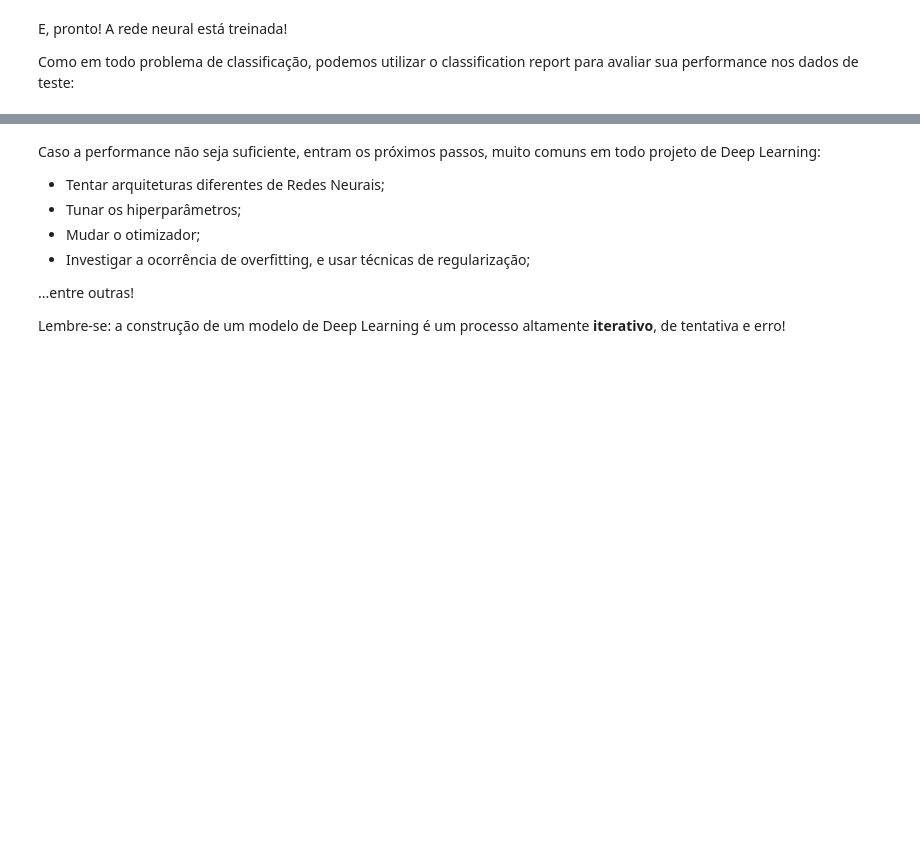
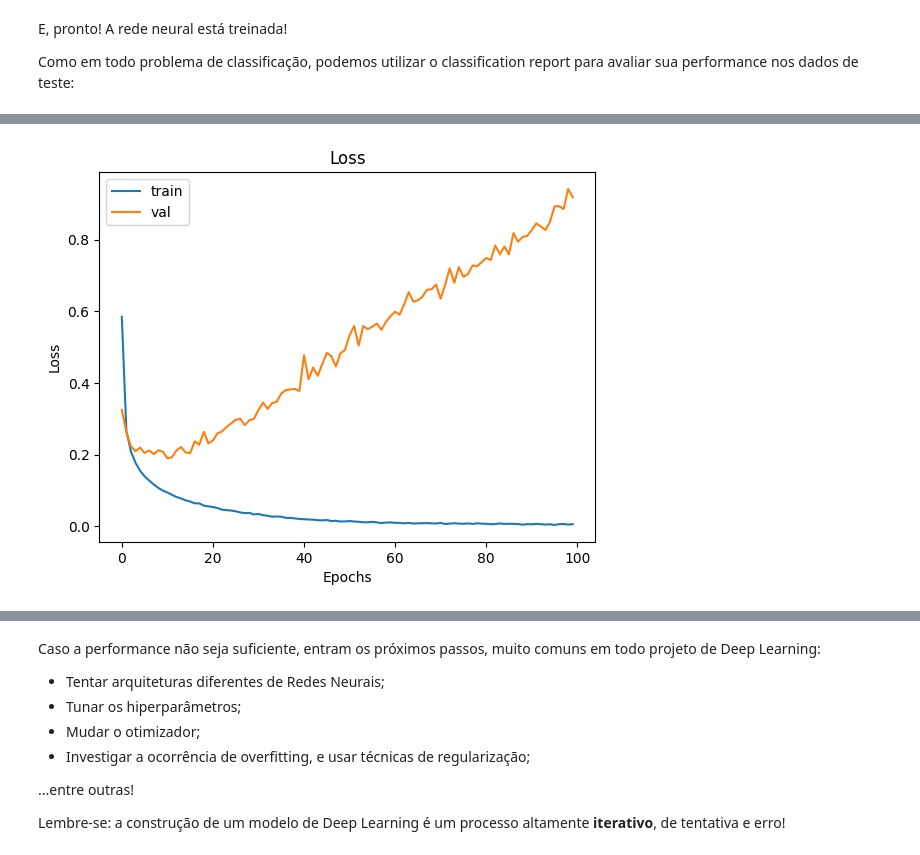
Before and after one commit to joaopasini/letscode_repository, a Jupyter notebook: Módulo 14 - Redes Neurais I/Aula 2 - Backprogation e Função de ativação.ipynb, the cells around one changed output, grey strips where cells are left out. Drawn from its saved outputs; the diff is of its cells as text; code cells hidden in the pictures; blank space fills up the shorter version.

```diff
--- a/Módulo 14 - Redes Neurais I/Aula 2 - Backprogation e Função de ativação.ipynb
+++ b/Módulo 14 - Redes Neurais I/Aula 2 - Backprogation e Função de ativação.ipynb
@@ -748,5 +776,9 @@ Vamos converter nossos targets em matrizes com a mesma quantidade de linhas que
 # %% [markdown]
 Vamos separar nossos dados de treino em um conjunto para treino e outro para validação. No Keras podemos tanto selecionar uma porcentagem dos dados de treino para validação, quanto passar um conjunto de validação pré-determinado.
+# %%
+from sklearn.model_selection import train_test_split
+
+X_train, X_val, y_train, y_val = train_test_split(X_train, y_train, stratify=y_train, test_size=0.2, random_state=42)
 # %% [markdown]
 Agora, definimos a arquitetura de nossa rede neural, usando o Keras!
 
@@ -759,10 +786,29 @@ Vamos construir uma rede neural simples, com 3 camadas ocultas densas e 25 neur
+# %%
+# Importação de funções úteis do Keras
+from tensorflow.keras.models import Sequential
+from tensorflow.keras.layers import Dense, Activation
+
+# definição da arquitetura
+rede_simples = Sequential()
+
+rede_simples.add(Dense(25, input_dim=784))
+rede_simples.add(Activation('relu'))
+rede_simples.add(Dense(25, input_dim=784))
+rede_simples.add(Activation('relu'))
+rede_simples.add(Dense(25, input_dim=784))
+rede_simples.add(Activation('relu'))
+rede_simples.add(Dense(10))
+rede_simples.add(Activation('softmax'))
 # %% [markdown]
 Agora, compilamos a rede neural, explicitando o otimizador e a função de perda desejadas:
 # %%
 # Importando o otimizador RMSprop
+rede_simples.compile(loss='categorical_crossentropy', optimizer='rmsprop', metrics=['accuracy'])
 # %% [markdown]
 Dois parâmetros na função acima são importantes:
 - **"loss"**, que é a função de perda a ser minimizada. Esta função depende do tipo de problema que queremos resolver. Como temos um problema de classificação multiclasse, a função de perda adequada é ou a "categorical_crossentropy" ou a "sparse_categorical_crossentropy".
 - **"optimizer"**, que é o otimizador que utilizaremos para minimizar a função de perda. A escolha do otimizador é bem mais livre: é uma boa ideia testar diferentes otimizadores! Os mais utilizados são: **Adam**, **SGD** e **RMSprop**.
 
 Por fim, treinamos a rede neural! Basta usar o método ".fit()", determinando o número de epochs bem como os dados de treino e validação:
+# %%
+history_rede_simples = rede_simples.fit(X_train, y_train, epochs=100, batch_size=32, verbose=1, validation_data=(X_val, y_val))
@@ -779,0 +891,12 @@ Como em todo problema de classificação, podemos utilizar o classification repo
+# %%
+import matplotlib.pyplot as plt
+
+plt.title('Loss')
+plt.plot(history_rede_simples.history['loss'], label='train')
+plt.plot(history_rede_simples.history['val_loss'], label='val')
+plt.ylabel('Loss')
+plt.xlabel('Epochs')
+plt.legend()
+plt.show()
+# %% [output]
+[figure, added]
```
Also changed, not shown: parts of 33 cells of this notebook.
